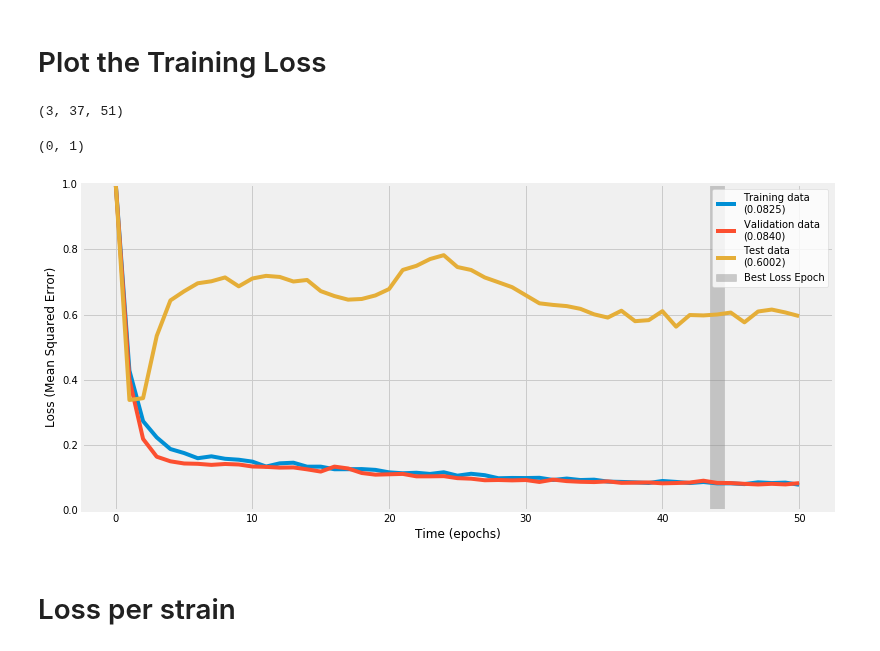
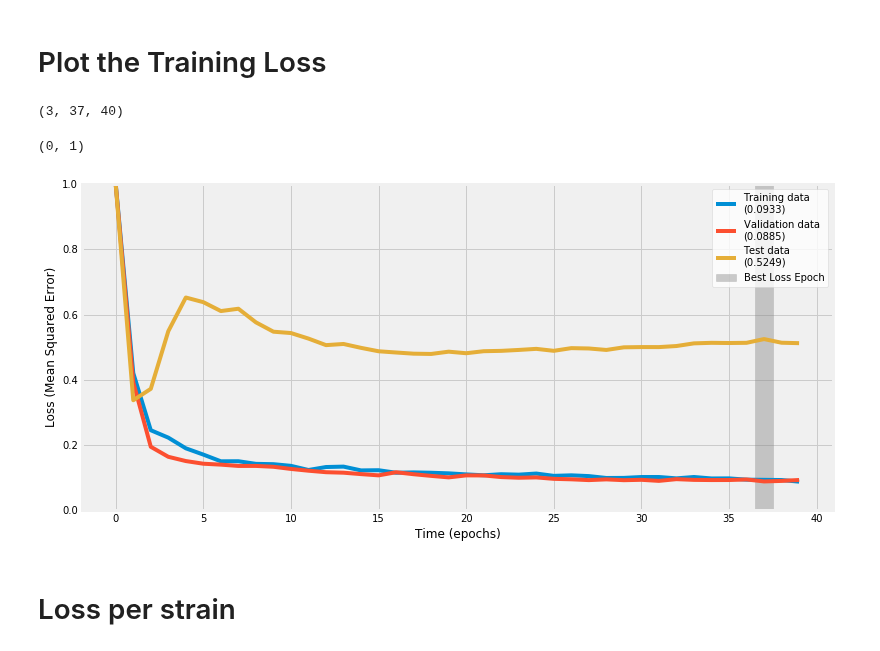
Before and after one commit to michaelwiest/microbiome-rnn, a Jupyter notebook: notebooks/Model Evaluator.ipynb, the cells around one changed output. Drawn from its saved outputs; the diff is of its cells as text; code cells hidden in the pictures.

```diff
--- a/notebooks/Model Evaluator.ipynb
+++ b/notebooks/Model Evaluator.ipynb
@@ -125,7 +125,7 @@ file_labs = ['Donor$_{}$'.format(i) for i in range(len(input_files))]
 # Put the model type in here
 model_type = 'enc_dec'
 # What is the name of the model and logs outputted?
-run_suffix = '_EncDec_h2048_isl5_tsl5_ns37_isifNone_tsif2_numlstm1_variable_target'
+run_suffix = '_EncDec_h2048_isl5_tsl5_ns37_isifNone_tsif2_numlstm1_simplified_model'
 # %%
 
 
@@ -156,27 +156,27 @@ output_dir = model_outputs[model_type]
 losses = np.load(os.path.join(output_dir, log_name))
 print(losses.shape)
 # %% [output]
-(3, 37, 51)
+(3, 37, 40)
 # %%
 loss_num_digits = 6
-best_loss_epoch = 44
+best_loss_epoch = 37
 
 fig, ax = plt.subplots(figsize=(12, 6))
 labels = ['Training data\n({})', 'Validation data\n({})', 'Test data\n({})']
 
 for i in range(losses.shape[0]):
     plt.plot(losses[i, ...].sum(axis=0).T, label=labels[i].format(str(losses[i, :, best_loss_epoch].sum())[:loss_num_digits]))
 ax.axvspan(best_loss_epoch - 0.5, best_loss_epoch + 0.5, alpha=0.4, color='gray', label='Best Loss Epoch')
 legend = plt.legend(frameon = 1, loc='upper right')
 frame = legend.get_frame()
 frame.set_facecolor('white')
 plt.xlabel('Time (epochs)')
 plt.ylabel('Loss (Mean Squared Error)')
 plt.ylim(0, 1)
 # plt.title('Loss Over Training', fontsize=18)
 # %% [output]
 (0, 1)
-[figure, old version]
+[figure, new version]
 # %% [markdown]
 # Loss per strain
 # %%
```
Also changed, not shown: parts of 3 cells of this notebook.
